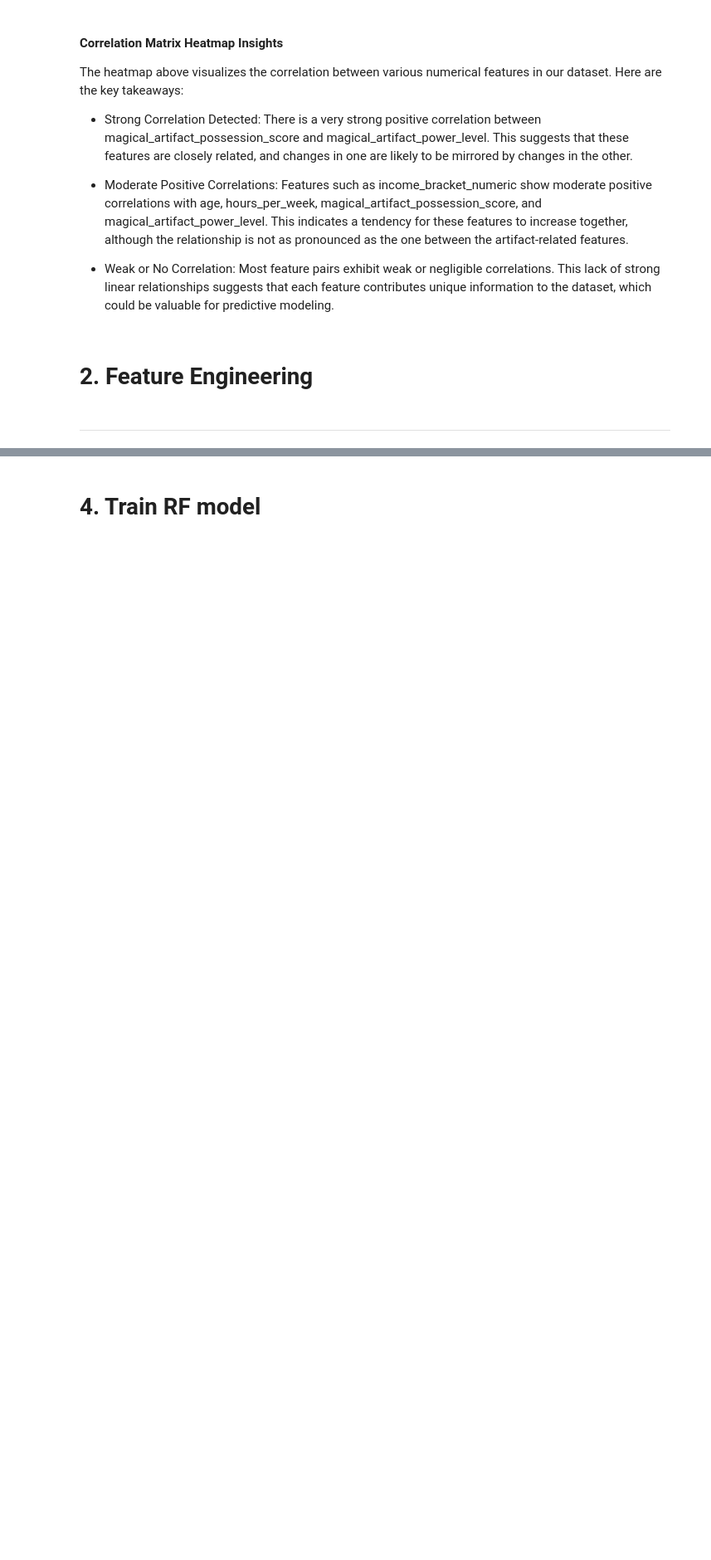
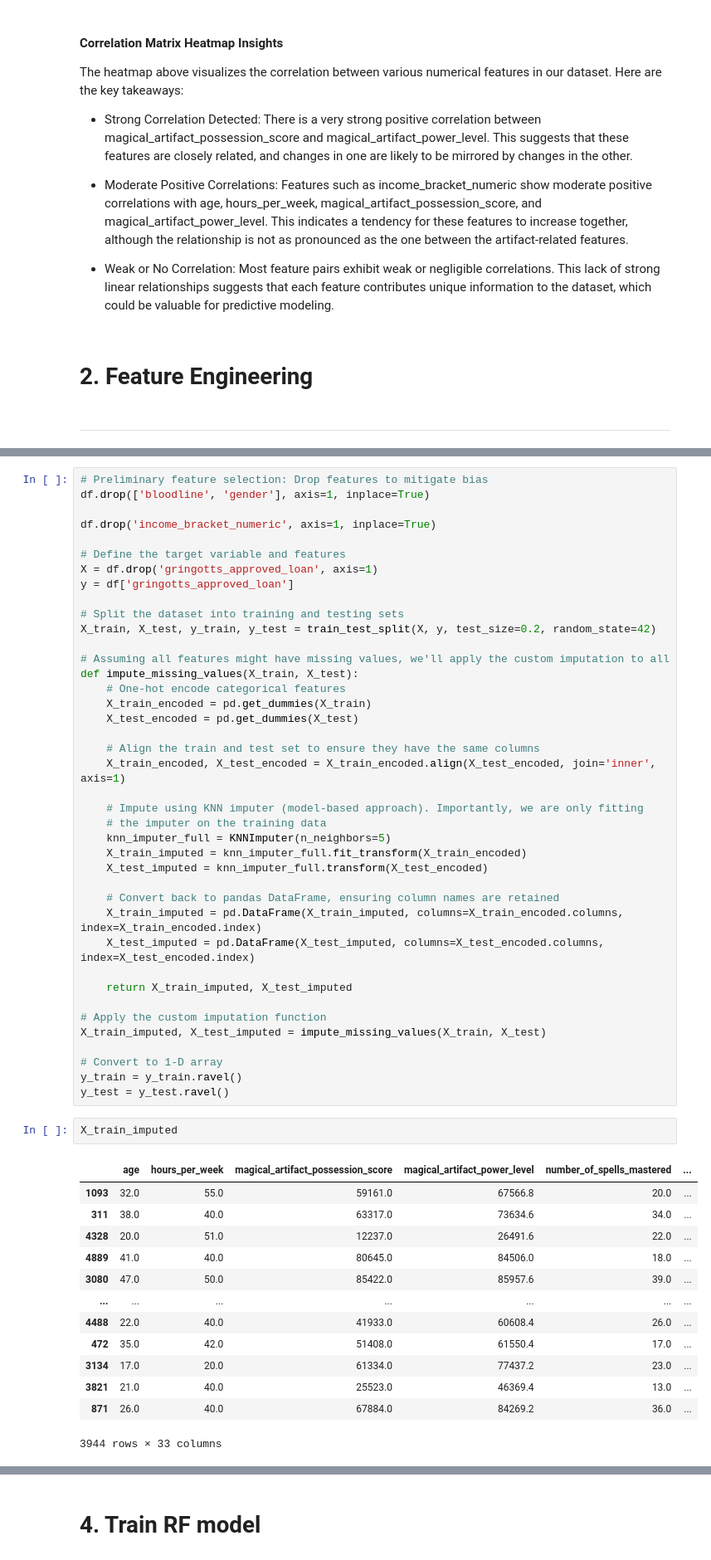
Before and after one commit to Serjobas/ai-ethichs-hackathon, a Jupyter notebook: AI_Ethics_Hackathon_Skeleton.ipynb, the cells around one changed output, grey strips where cells are left out. Shown at 83% size. Cells and saved outputs as stored; diff of their text form; blank space fills up the shorter version.

```diff
--- a/AI_Ethics_Hackathon_Skeleton.ipynb
+++ b/AI_Ethics_Hackathon_Skeleton.ipynb
@@ -426,3 +414,59 @@ X_test = preprocessor.transform(X_test)
+# %%
+# Preliminary feature selection: Drop features to mitigate bias
+df.drop(['bloodline', 'gender'], axis=1, inplace=True)
+
+df.drop('income_bracket_numeric', axis=1, inplace=True)
+
+# Define the target variable and features
+X = df.drop('gringotts_approved_loan', axis=1)
+y = df['gringotts_approved_loan']
+
+# Split the dataset into training and testing sets
+X_train, X_test, y_train, y_test = train_test_split(X, y, test_size=0.2, random_state=42)
+
+# Assuming all features might have missing values, we'll apply the custom imputation to all
+def impute_missing_values(X_train, X_test):
+    # One-hot encode categorical features
+    X_train_encoded = pd.get_dummies(X_train)
+    X_test_encoded = pd.get_dummies(X_test)
+
+    # Align the train and test set to ensure they have the same columns
+    X_train_encoded, X_test_encoded = X_train_encoded.align(X_test_encoded, join='inner', axis=1)
+
+    # Impute using KNN imputer (model-based approach). Importantly, we are only fitting
+    # the imputer on the training data
+    knn_imputer_full = KNNImputer(n_neighbors=5)
+    X_train_imputed = knn_imputer_full.fit_transform(X_train_encoded)
+    X_test_imputed = knn_imputer_full.transform(X_test_encoded)
+
+    # Convert back to pandas DataFrame, ensuring column names are retained
+    X_train_imputed = pd.DataFrame(X_train_imputed, columns=X_train_encoded.columns, index=X_train_encoded.index)
+    X_test_imputed = pd.DataFrame(X_test_imputed, columns=X_test_encoded.columns, index=X_test_encoded.index)
+
+    return X_train_imputed, X_test_imputed
+
+# Apply the custom imputation function
+X_train_imputed, X_test_imputed = impute_missing_values(X_train, X_test)
+
+# Convert to 1-D array
+y_train = y_train.ravel()
+y_test = y_test.ravel()
+# %%
+X_train_imputed
+# %% [output]
+|  | age | hours_per_week | magical_artifact_possession_score | magical_artifact_power_level | number_of_spells_mastered | ... |
+| 1093 | 32.0 | 55.0 | 59161.0 | 67566.8 | 20.0 | ... |
+| 311 | 38.0 | 40.0 | 63317.0 | 73634.6 | 34.0 | ... |
+| 4328 | 20.0 | 51.0 | 12237.0 | 26491.6 | 22.0 | ... |
+| 4889 | 41.0 | 40.0 | 80645.0 | 84506.0 | 18.0 | ... |
+| 3080 | 47.0 | 50.0 | 85422.0 | 85957.6 | 39.0 | ... |
+| ... | ... | ... | ... | ... | ... | ... |
+| 4488 | 22.0 | 40.0 | 41933.0 | 60608.4 | 26.0 | ... |
+| 472 | 35.0 | 42.0 | 51408.0 | 61550.4 | 17.0 | ... |
+| 3134 | 17.0 | 20.0 | 61334.0 | 77437.2 | 23.0 | ... |
+| 3821 | 21.0 | 40.0 | 25523.0 | 46369.4 | 13.0 | ... |
+| 871 | 26.0 | 40.0 | 67884.0 | 84269.2 | 36.0 | ... |
+3944 rows × 33 columns
 # %%
 print("X_train shape:", X_train.shape)
 print("X_test shape:", X_test.shape)
```
Also changed, not shown: parts of 33 cells of this notebook, 1 other file.
